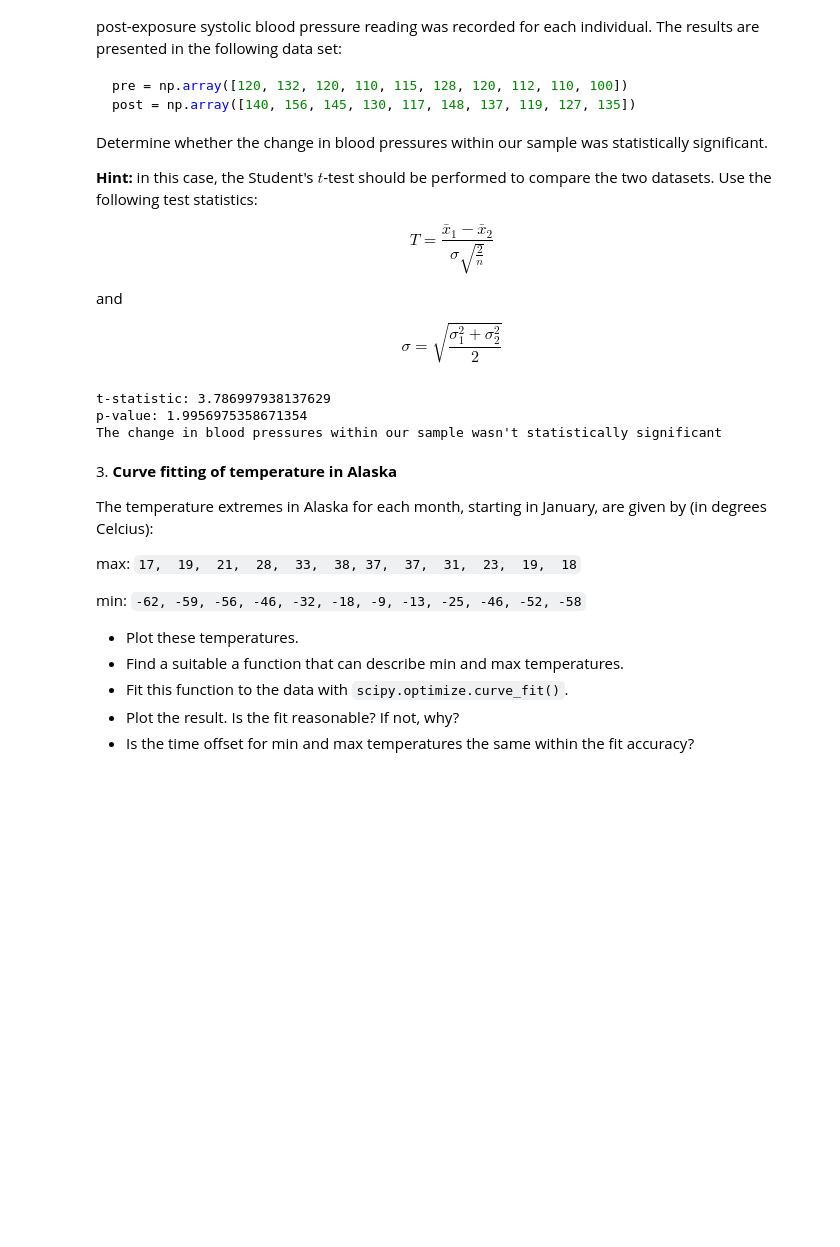
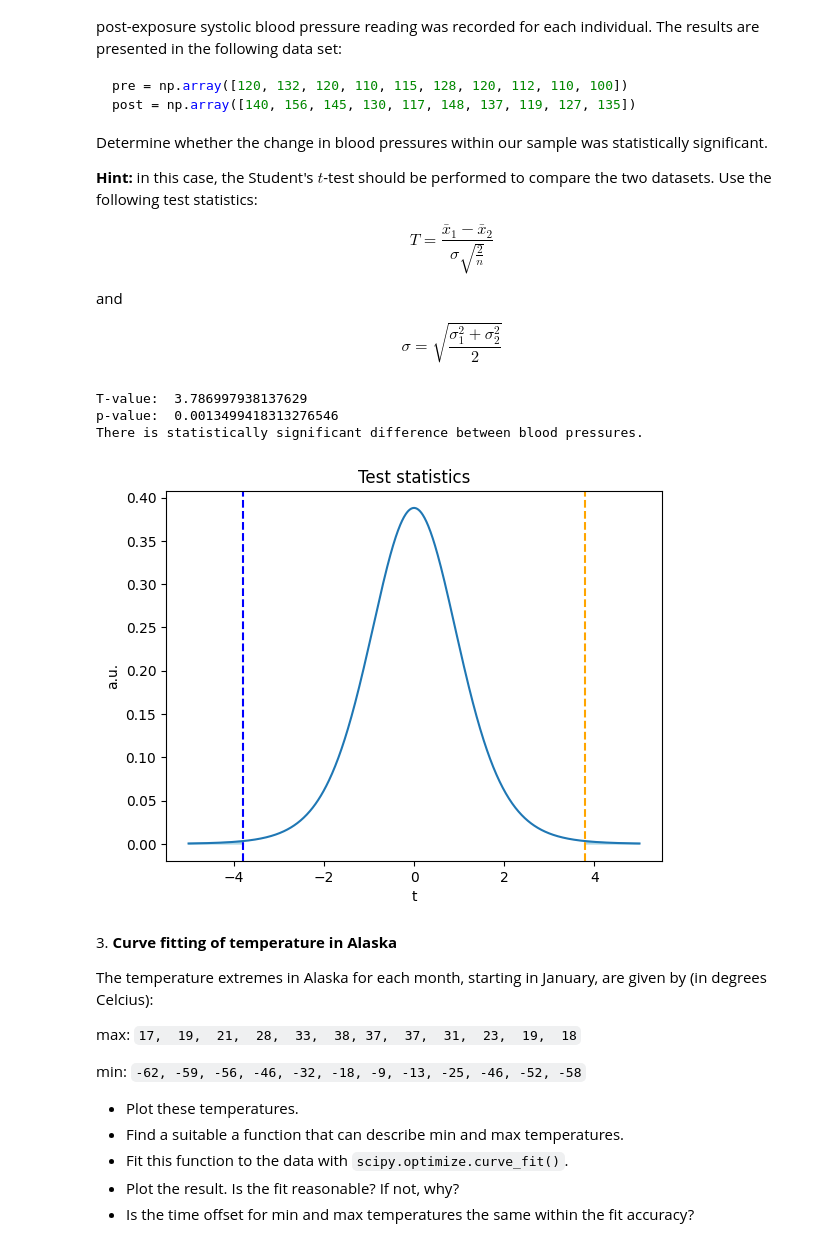
Before and after one commit to mvanaee/ScientificComputingWithPython2022, a Jupyter notebook: 10ex_tests/10ex_tests.ipynb, the cells around one changed output. Saved outputs shown, nothing was run; the diff lists cells and outputs as text; code cells hidden in the pictures; blank space fills up the shorter version.

```diff
--- a/10ex_tests/10ex_tests.ipynb
+++ b/10ex_tests/10ex_tests.ipynb
@@ -50,29 +62,44 @@ $$\sigma = \sqrt{\frac{\sigma_1^2 + \sigma_2^2}{2}}$$
 # %%
 import numpy as np
 
 
 pre = np.array([120, 132, 120, 110, 115, 128, 120, 112, 110, 100])
 post = np.array([140, 156, 145, 130, 117, 148, 137, 119, 127, 135])
 
-n = len(pre)
-mean_difference = np.mean(post) - np.mean(pre)
-std_difference = np.sqrt(((n-1)*np.var(pre, ddof=1) + (n-1)*np.var(post, ddof=1)) / (2*n - 2))
-t_statistic = mean_difference / (std_difference * np.sqrt(2/n))
+n = len(post)
+mean_pre = np.mean(pre)
+mean_post = np.mean(post)
+var_pre = np.var(pre, ddof = 1)
+var_post = np.var(post, ddof = 1)
+sigma = np.sqrt((var_pre + var_post)/ 2)
 
-degrees_of_freedom = 2*n - 2
-p_value = stats.t.cdf(t_statistic, n - 1) + (1.0 - stats.t.cdf(-t_statistic, n - 1))
+t = (mean_post - mean_pre) / (sigma * np.sqrt(2/n))
 
-print(f"t-statistic: {t_statistic}")
-print(f"p-value: {p_value}")
+print("T-value: ",t)
+p_value = stats.t.cdf(-t, 2*(n - 1)) + (1.0 - stats.t.cdf(t, 2*(n - 1)))
 
-if p_value > 0.05:
-    print("The change in blood pressures within our sample wasn't statistically significant")
+print("p-value: ",p_value)
+
+if p_value < 0.05:
+    print("There is statistically significant difference between blood pressures.\n")
 else:
-    print("The change in blood pressures within our sample statistically significant")
+    print("There is not statistically significant difference between blood pressures.\n")
+
+xs = np.linspace(-5, +5, 1000)
+ts = stats.t.pdf(xs, n - 1)
+plt.plot(xs, ts)
+plt.fill_between(xs, ts, where=np.abs(xs) > np.abs(t), color='lightblue')
+plt.axvline(t, linestyle='--', color='orange')
+plt.axvline(-t, linestyle='--', color='blue')
+plt.title("Test statistics")
+plt.ylabel("a.u.")
+plt.xlabel("t")
+plt.show()
 # %% [output]
-t-statistic: 3.786997938137629
-p-value: 1.9956975358671354
-The change in blood pressures within our sample wasn't statistically significant
+T-value:  3.786997938137629
+p-value:  0.0013499418313276546
+There is statistically significant difference between blood pressures.
+[figure, added]
 # %% [markdown]
 3\. **Curve fitting of temperature in Alaska**
 
```
Also changed, not shown: parts of 6 cells of this notebook.
